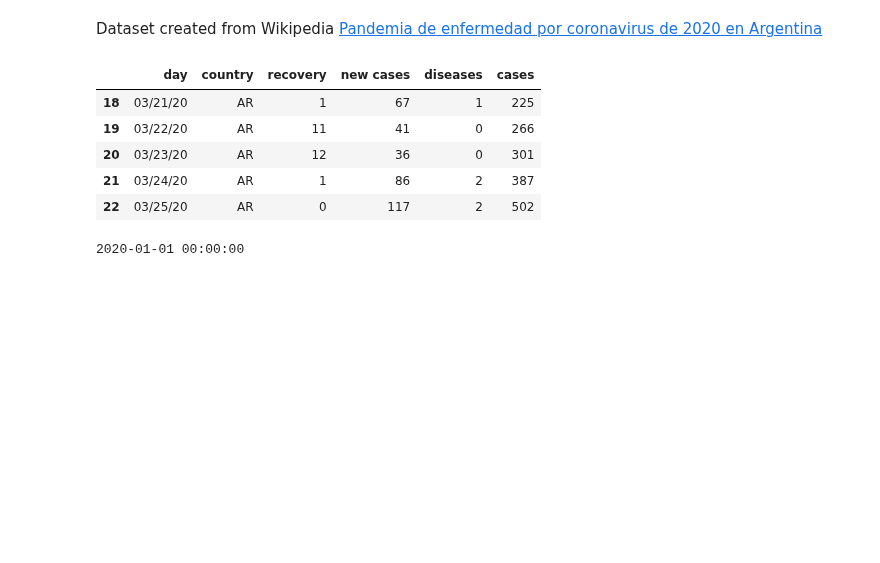
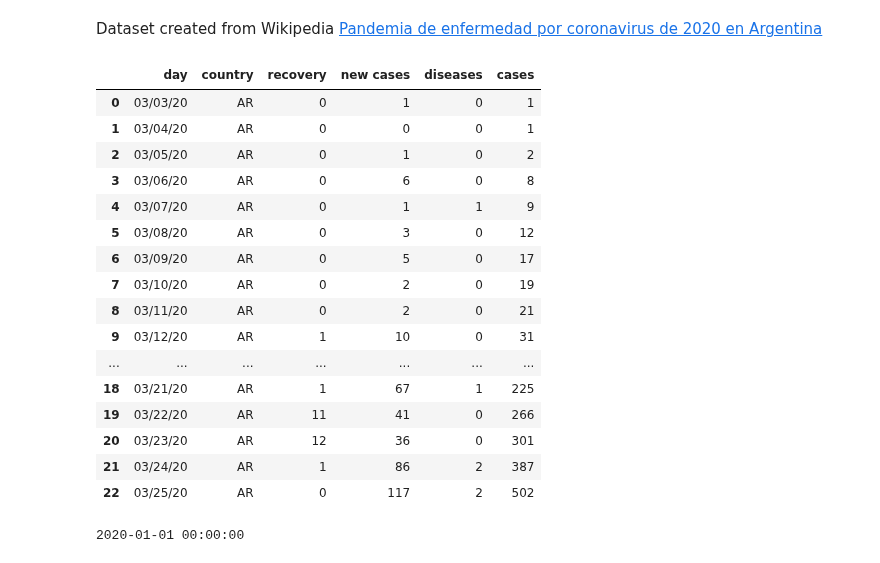
Before and after one commit to thedarsideofit/covid19-ar, a Jupyter notebook: COVID19_AR.ipynb, the cells around one changed output. Saved outputs shown, nothing was run; the diff lists cells and outputs as text; code cells hidden in the pictures; blank space fills up the shorter version.

```diff
--- a/COVID19_AR.ipynb
+++ b/COVID19_AR.ipynb
@@ -21,9 +21,20 @@ Dataset created from Wikipedia
 # %%
 url = "https://raw.githubusercontent.com/thedarsideofit/covid19-ar/master/covid19-ar.csv"
 df = pd.read_csv(url)
-df.tail()
+df
 # %% [output]
 |  | day | country | recovery | new cases | diseases | cases |
+| 0 | 03/03/20 | AR | 0 | 1 | 0 | 1 |
+| 1 | 03/04/20 | AR | 0 | 0 | 0 | 1 |
+| 2 | 03/05/20 | AR | 0 | 1 | 0 | 2 |
+| 3 | 03/06/20 | AR | 0 | 6 | 0 | 8 |
+| 4 | 03/07/20 | AR | 0 | 1 | 1 | 9 |
+| 5 | 03/08/20 | AR | 0 | 3 | 0 | 12 |
+| 6 | 03/09/20 | AR | 0 | 5 | 0 | 17 |
+| 7 | 03/10/20 | AR | 0 | 2 | 0 | 19 |
+| 8 | 03/11/20 | AR | 0 | 2 | 0 | 21 |
+| 9 | 03/12/20 | AR | 1 | 10 | 0 | 31 |
+| ... | ... | ... | ... | ... | ... | ... |
 | 18 | 03/21/20 | AR | 1 | 67 | 1 | 225 |
 | 19 | 03/22/20 | AR | 11 | 41 | 0 | 266 |
 | 20 | 03/23/20 | AR | 12 | 36 | 0 | 301 |
```
Also changed, not shown: parts of 2 cells of this notebook.
